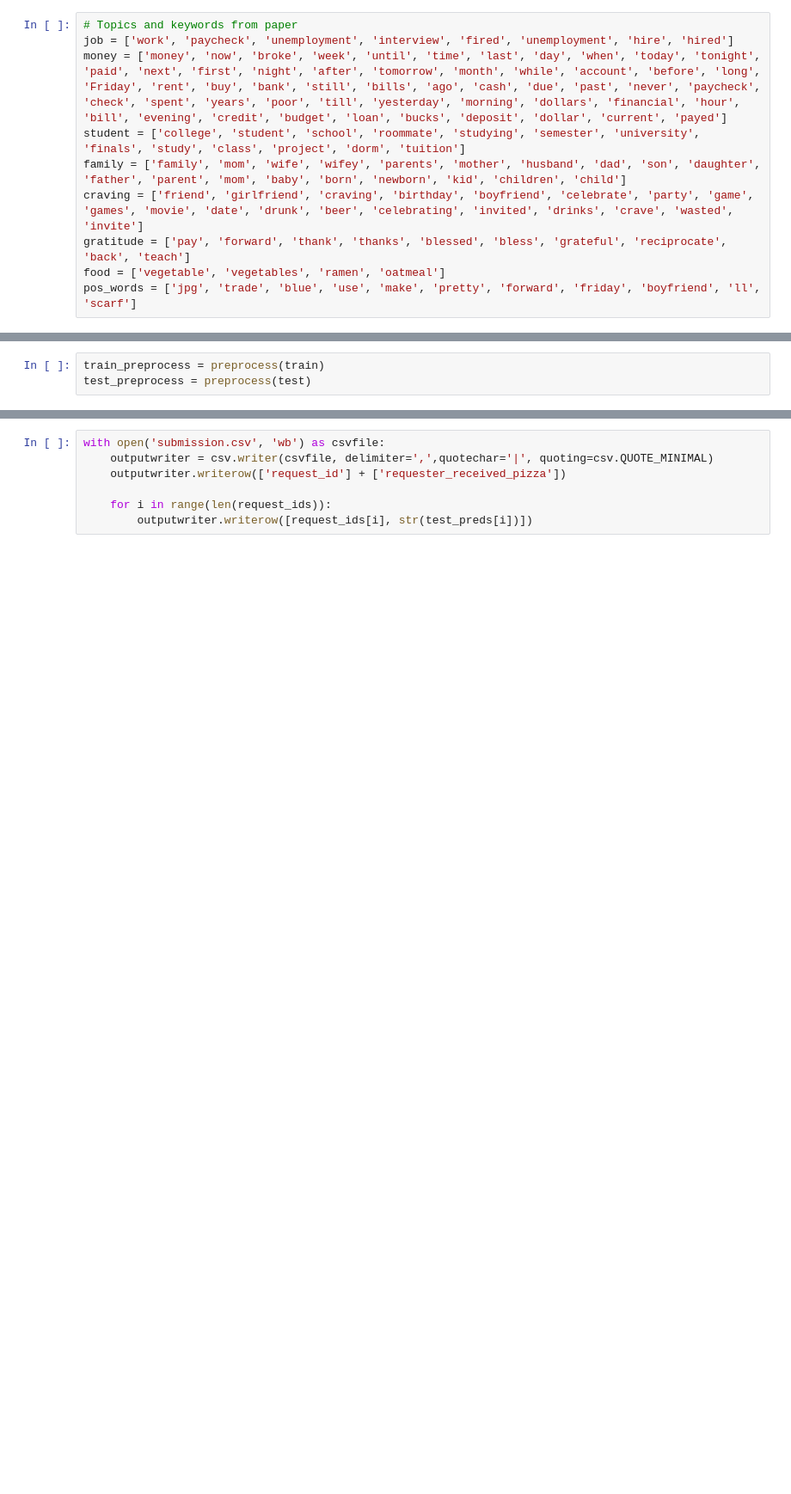
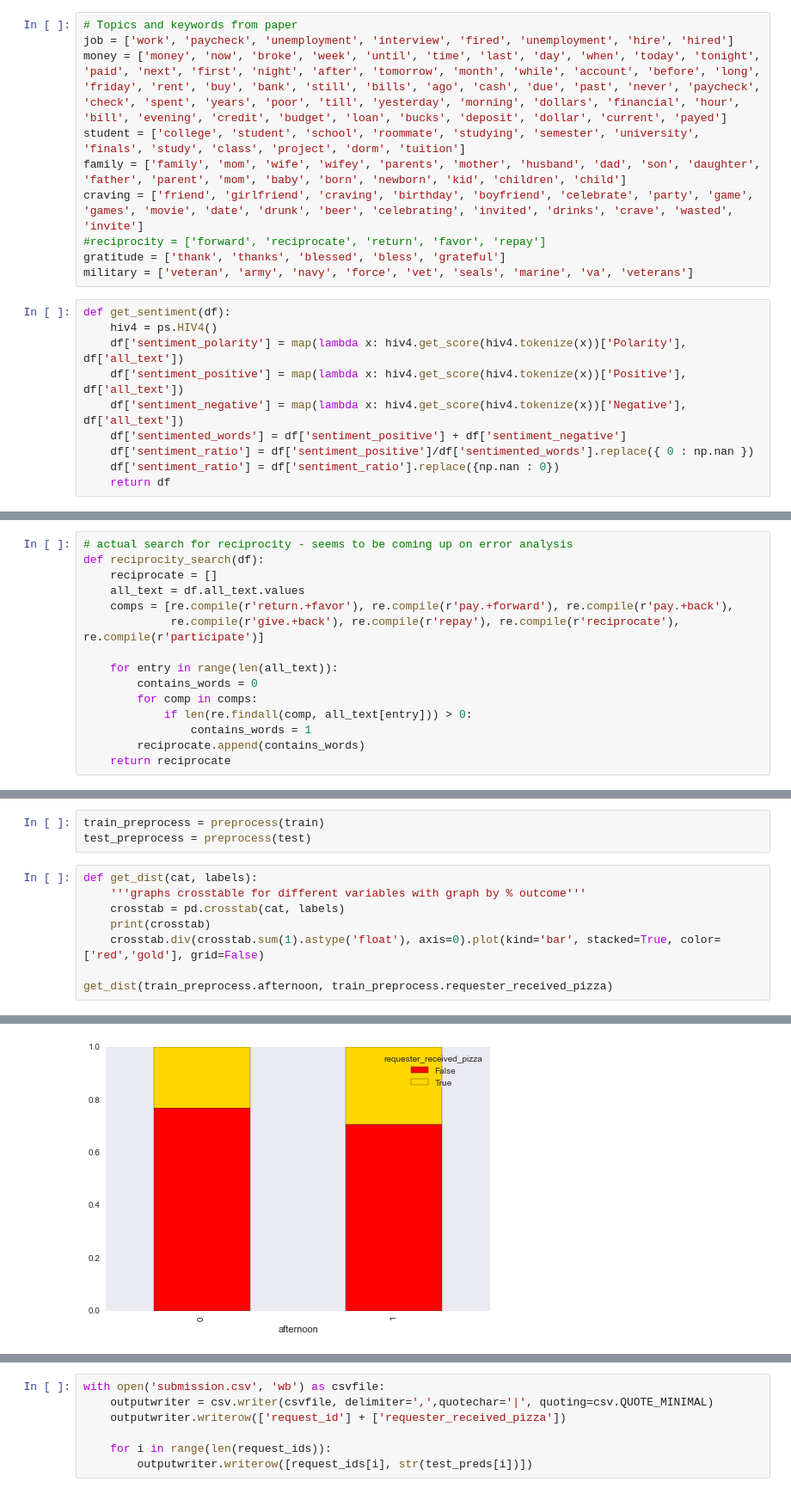
Before and after one commit to friehl/Pizza, a Jupyter notebook: train.ipynb, the cells around one changed output, grey strips where cells are left out. Shown at 86% size. Cells and saved outputs as stored; diff of their text form; blank space fills up the shorter version.

```diff
--- a/train.ipynb
+++ b/train.ipynb
@@ -68,10 +74,20 @@ def get_word_counts(df, word_list):
 # %%
 # Topics and keywords from paper
 job = ['work', 'paycheck', 'unemployment', 'interview', 'fired', 'unemployment', 'hire', 'hired']
-money = ['money', 'now', 'broke', 'week', 'until', 'time', 'last', 'day', 'when', 'today', 'tonight', 'paid', 'next', 'first', 'night', 'after', 'tomorrow', 'month', 'while', 'account', 'before', 'long', 'Friday', 'rent', 'buy', 'bank', 'still', 'bills', 'ago', 'cash', 'due', 'past', 'never', 'paycheck', 'check', 'spent', 'years', 'poor', 'till', 'yesterday', 'morning', 'dollars', 'financial', 'hour', 'bill', 'evening', 'credit', 'budget', 'loan', 'bucks', 'deposit', 'dollar', 'current', 'payed']
+money = ['money', 'now', 'broke', 'week', 'until', 'time', 'last', 'day', 'when', 'today', 'tonight', 'paid', 'next', 'first', 'night', 'after', 'tomorrow', 'month', 'while', 'account', 'before', 'long', 'friday', 'rent', 'buy', 'bank', 'still', 'bills', 'ago', 'cash', 'due', 'past', 'never', 'paycheck', 'check', 'spent', 'years', 'poor', 'till', 'yesterday', 'morning', 'dollars', 'financial', 'hour', 'bill', 'evening', 'credit', 'budget', 'loan', 'bucks', 'deposit', 'dollar', 'current', 'payed']
 student = ['college', 'student', 'school', 'roommate', 'studying', 'semester', 'university', 'finals', 'study', 'class', 'project', 'dorm', 'tuition']
 family = ['family', 'mom', 'wife', 'wifey', 'parents', 'mother', 'husband', 'dad', 'son', 'daughter', 'father', 'parent', 'mom', 'baby', 'born', 'newborn', 'kid', 'children', 'child']
 craving = ['friend', 'girlfriend', 'craving', 'birthday', 'boyfriend', 'celebrate', 'party', 'game', 'games', 'movie', 'date', 'drunk', 'beer', 'celebrating', 'invited', 'drinks', 'crave', 'wasted', 'invite']
-gratitude = ['pay', 'forward', 'thank', 'thanks', 'blessed', 'bless', 'grateful', 'reciprocate', 'back', 'teach']
-food = ['vegetable', 'vegetables', 'ramen', 'oatmeal']
-pos_words = ['jpg', 'trade', 'blue', 'use', 'make', 'pretty', 'forward', 'friday', 'boyfriend', 'll', 'scarf']
+#reciprocity = ['forward', 'reciprocate', 'return', 'favor', 'repay']
+gratitude = ['thank', 'thanks', 'blessed', 'bless', 'grateful']
+military = ['veteran', 'army', 'navy', 'force', 'vet', 'seals', 'marine', 'va', 'veterans']
+# %%
+def get_sentiment(df):
+    hiv4 = ps.HIV4()
+    df['sentiment_polarity'] = map(lambda x: hiv4.get_score(hiv4.tokenize(x))['Polarity'], df['all_text'])
+    df['sentiment_positive'] = map(lambda x: hiv4.get_score(hiv4.tokenize(x))['Positive'], df['all_text'])
+    df['sentiment_negative'] = map(lambda x: hiv4.get_score(hiv4.tokenize(x))['Negative'], df['all_text'])
+    df['sentimented_words'] = df['sentiment_positive'] + df['sentiment_negative']
+    df['sentiment_ratio'] = df['sentiment_positive']/df['sentimented_words'].replace({ 0 : np.nan })
+    df['sentiment_ratio'] = df['sentiment_ratio'].replace({np.nan : 0})
+    return df
@@ -78,3 +117,18 @@ pos_words = ['jpg', 'trade', 'blue', 'use', 'make', 'pretty', 'forward', 'friday
+# %%
+# actual search for reciprocity - seems to be coming up on error analysis
+def reciprocity_search(df):
+    reciprocate = []
+    all_text = df.all_text.values
+    comps = [re.compile(r'return.+favor'), re.compile(r'pay.+forward'), re.compile(r'pay.+back'),
+             re.compile(r'give.+back'), re.compile(r'repay'), re.compile(r'reciprocate'), re.compile(r'participate')]
+
+    for entry in range(len(all_text)):
+        contains_words = 0
+        for comp in comps:
+            if len(re.findall(comp, all_text[entry])) > 0:
+                contains_words = 1
+        reciprocate.append(contains_words)
+    return reciprocate
 # %%
 # Feature creation
 def encode_features(df, fte):
@@ -114,3 +216,12 @@ def preprocess(df):
 # %%
 train_preprocess = preprocess(train)
 test_preprocess = preprocess(test)
+# %%
+def get_dist(cat, labels):
+    '''graphs crosstable for different variables with graph by % outcome'''
+    crosstab = pd.crosstab(cat, labels)
+    print(crosstab)
+    crosstab.div(crosstab.sum(1).astype('float'), axis=0).plot(kind='bar', stacked=True, color=['red','gold'], grid=False)
+
+get_dist(train_preprocess.afternoon, train_preprocess.requester_received_pizza)
+# %% [output]
@@ -117 +232,2 @@ test_preprocess = preprocess(test)
+[figure, added]
 # %%
```
Also changed, not shown: parts of 13 cells of this notebook.
